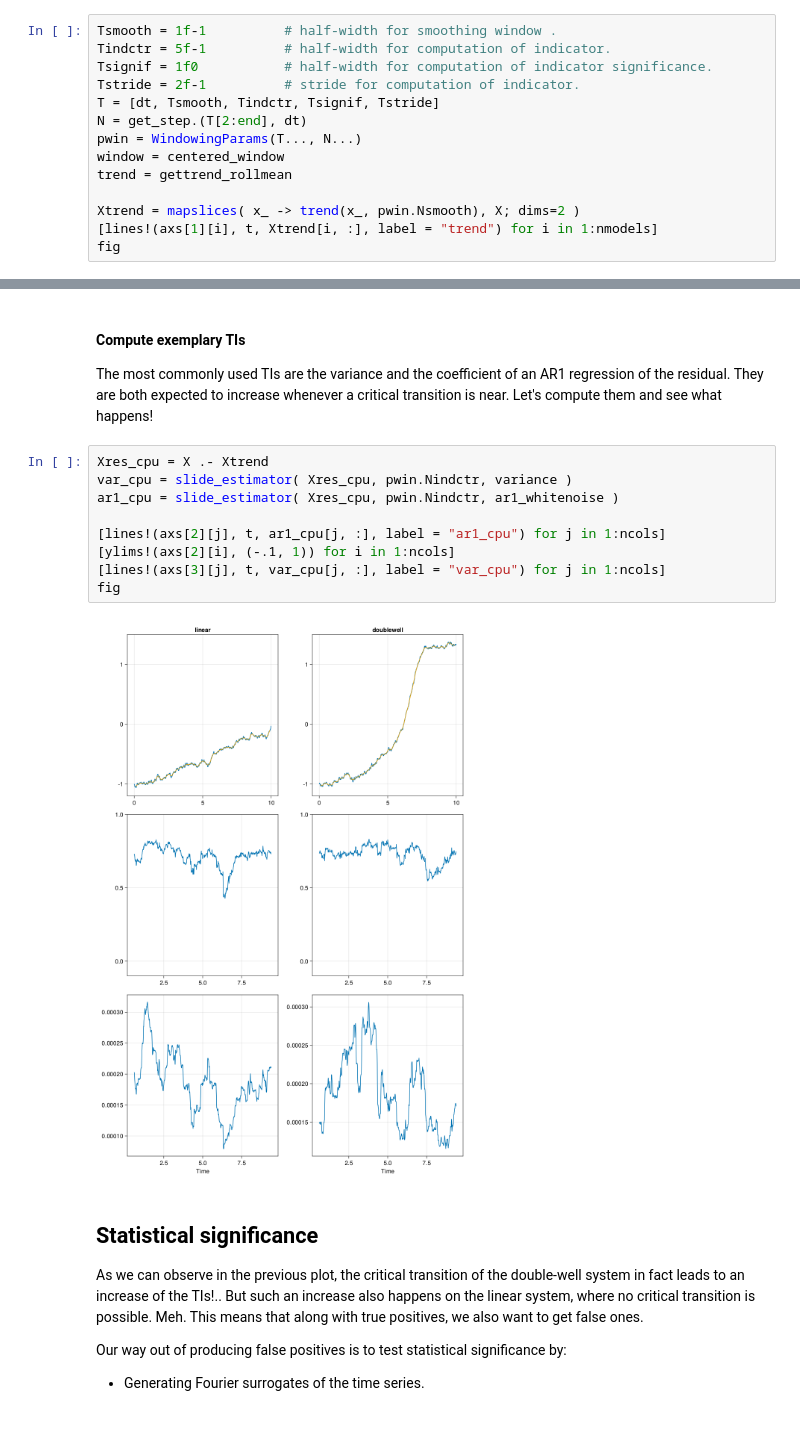
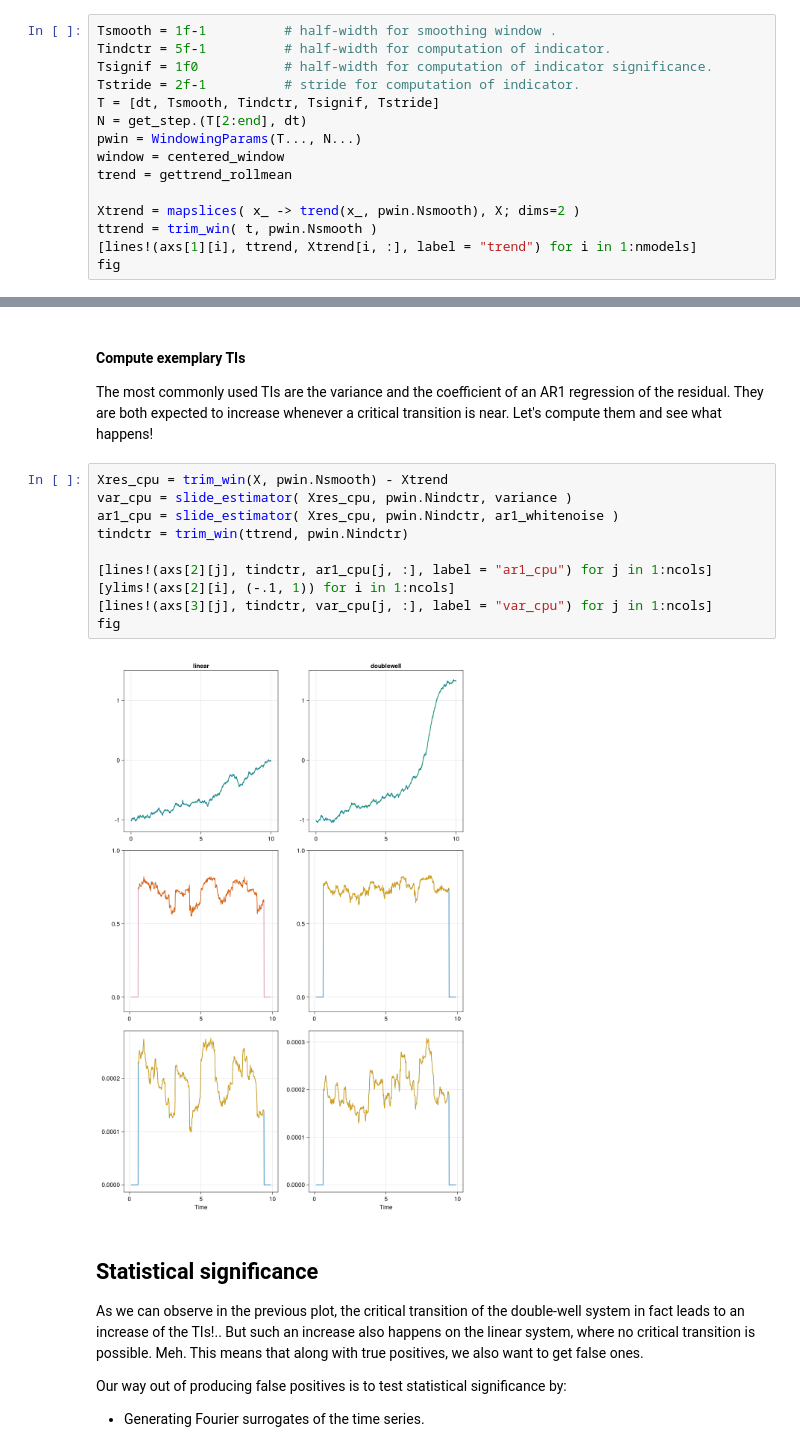
Before and after one commit to JanJereczek/StatisticalEWS, a Jupyter notebook: scripts/demo_palma.ipynb, the cells around one changed output, grey strips where cells are left out. Drawn from its saved outputs; the diff is of its cells as text.

```diff
--- a/scripts/demo_palma.ipynb
+++ b/scripts/demo_palma.ipynb
@@ -98,6 +98,7 @@ window = centered_window
 trend = gettrend_rollmean
 
 Xtrend = mapslices( x_ -> trend(x_, pwin.Nsmooth), X; dims=2 )
-[lines!(axs[1][i], t, Xtrend[i, :], label = "trend") for i in 1:nmodels]
+ttrend = trim_win( t, pwin.Nsmooth )
+[lines!(axs[1][i], ttrend, Xtrend[i, :], label = "trend") for i in 1:nmodels]
 fig
 # %% [output]
@@ -107,16 +108,17 @@ fig
 
 The most commonly used TIs are the variance and the coefficient of an AR1 regression of the residual. They are both expected to increase whenever a critical transition is near. Let's compute them and see what happens!
 # %%
-Xres_cpu = X .- Xtrend
+Xres_cpu = trim_win(X, pwin.Nsmooth) - Xtrend
 var_cpu = slide_estimator( Xres_cpu, pwin.Nindctr, variance )
 ar1_cpu = slide_estimator( Xres_cpu, pwin.Nindctr, ar1_whitenoise )
+tindctr = trim_win(ttrend, pwin.Nindctr)
 
-[lines!(axs[2][j], t, ar1_cpu[j, :], label = "ar1_cpu") for j in 1:ncols]
+[lines!(axs[2][j], tindctr, ar1_cpu[j, :], label = "ar1_cpu") for j in 1:ncols]
 [ylims!(axs[2][i], (-.1, 1)) for i in 1:ncols]
-[lines!(axs[3][j], t, var_cpu[j, :], label = "var_cpu") for j in 1:ncols]
+[lines!(axs[3][j], tindctr, var_cpu[j, :], label = "var_cpu") for j in 1:ncols]
 fig
 # %% [output]
-[figure, old version]
+[figure, new version]
 # %% [markdown]
 ## Statistical significance
 
```
Also changed, not shown: parts of 11 cells of this notebook, 3 other files.
